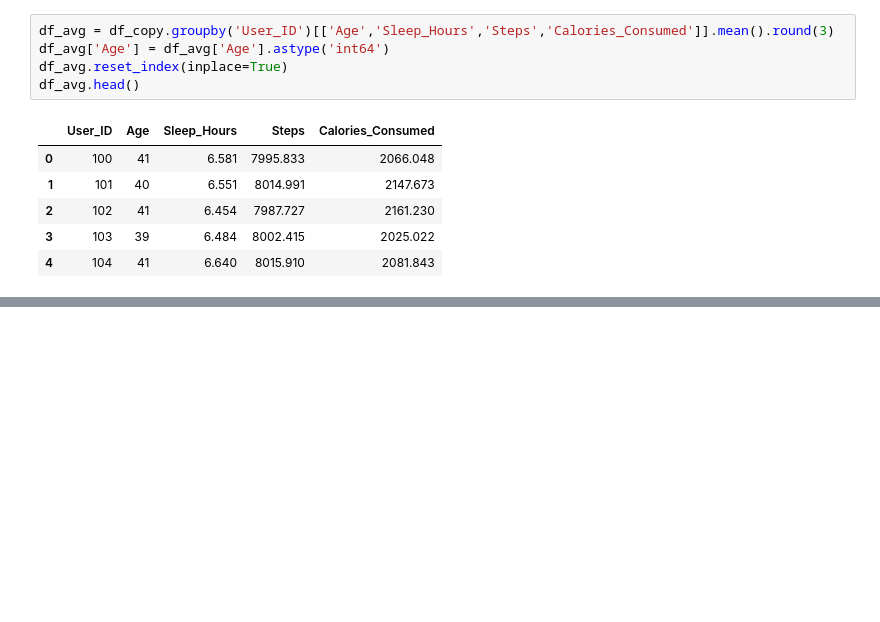
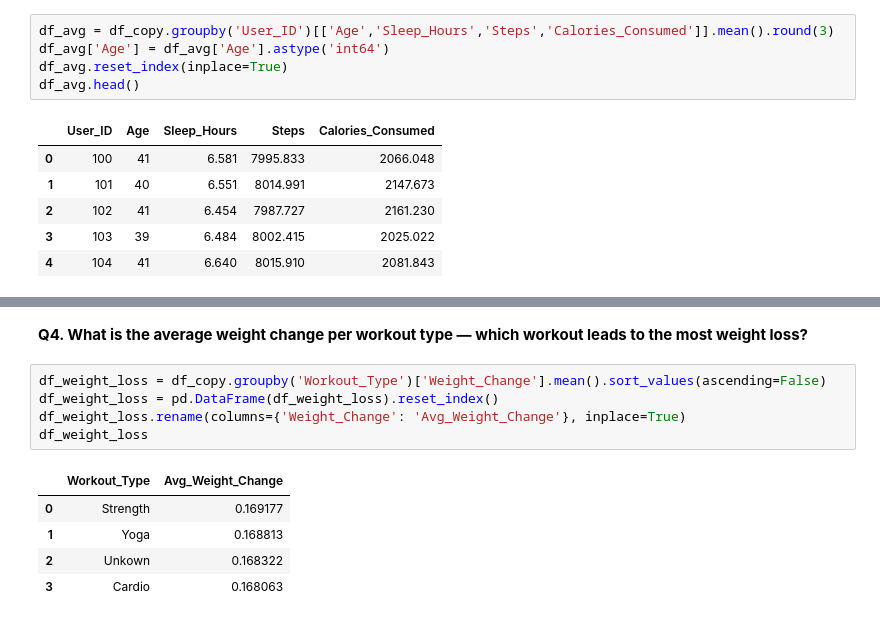
Before and after one commit to Abhaypanchal5/Data-Analytics-Portfolio, a Jupyter notebook: 04_End-To-End-Project/LifeStyle/NoteBook/LifeStyle.ipynb, the cells around one changed output, grey strips where cells are left out. Saved outputs shown, nothing was run; the diff lists cells and outputs as text; blank space fills up the shorter version.

```diff
--- a/04_End-To-End-Project/LifeStyle/NoteBook/LifeStyle.ipynb
+++ b/04_End-To-End-Project/LifeStyle/NoteBook/LifeStyle.ipynb
@@ -172,0 +246,13 @@ df_avg.head()
+# %% [markdown]
+**Q4. What is the average weight change per workout type — which workout leads to the most weight loss?**
+# %%
+df_weight_loss = df_copy.groupby('Workout_Type')['Weight_Change'].mean().sort_values(ascending=False)
+df_weight_loss = pd.DataFrame(df_weight_loss).reset_index()
+df_weight_loss.rename(columns={'Weight_Change': 'Avg_Weight_Change'}, inplace=True)
+df_weight_loss
+# %% [output]
+|  | Workout_Type | Avg_Weight_Change |
+| 0 | Strength | 0.169177 |
+| 1 | Yoga | 0.168813 |
+| 2 | Unkown | 0.168322 |
+| 3 | Cardio | 0.168063 |
```
Also changed, not shown: parts of 4 cells of this notebook.
